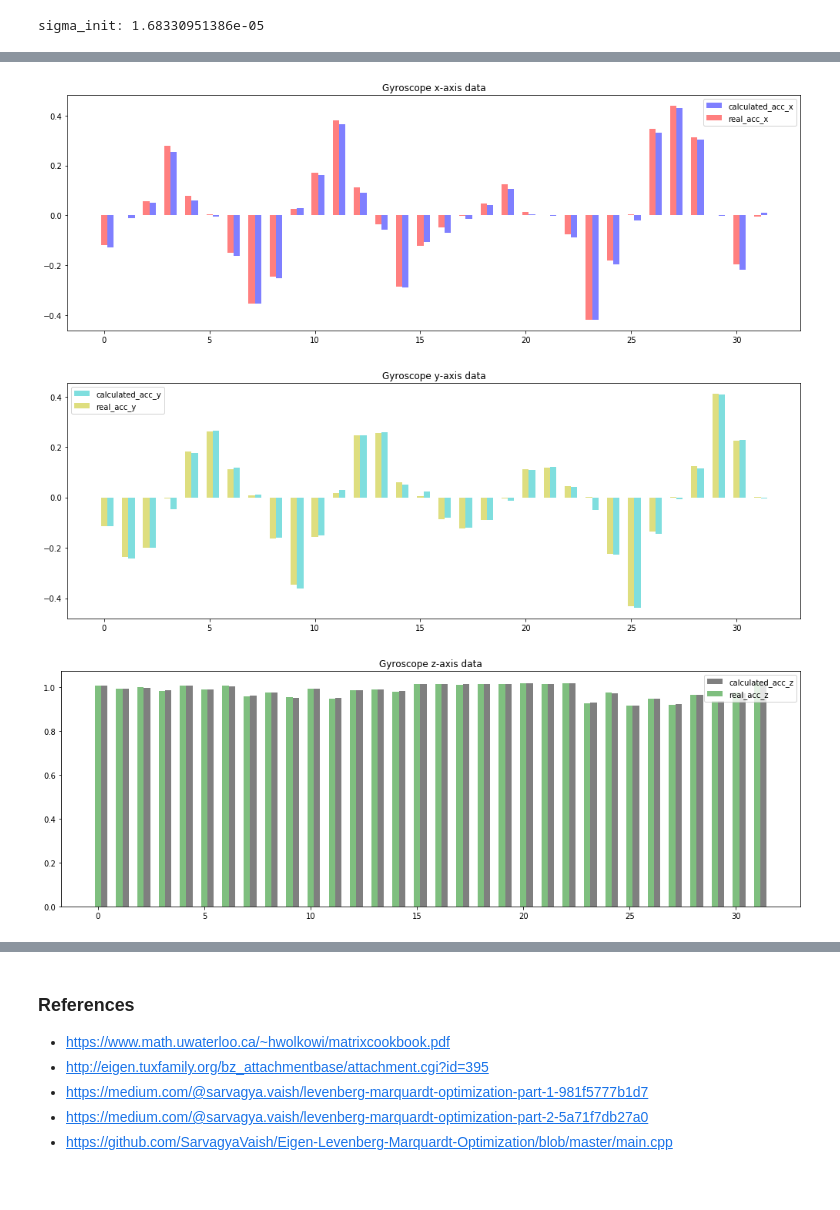
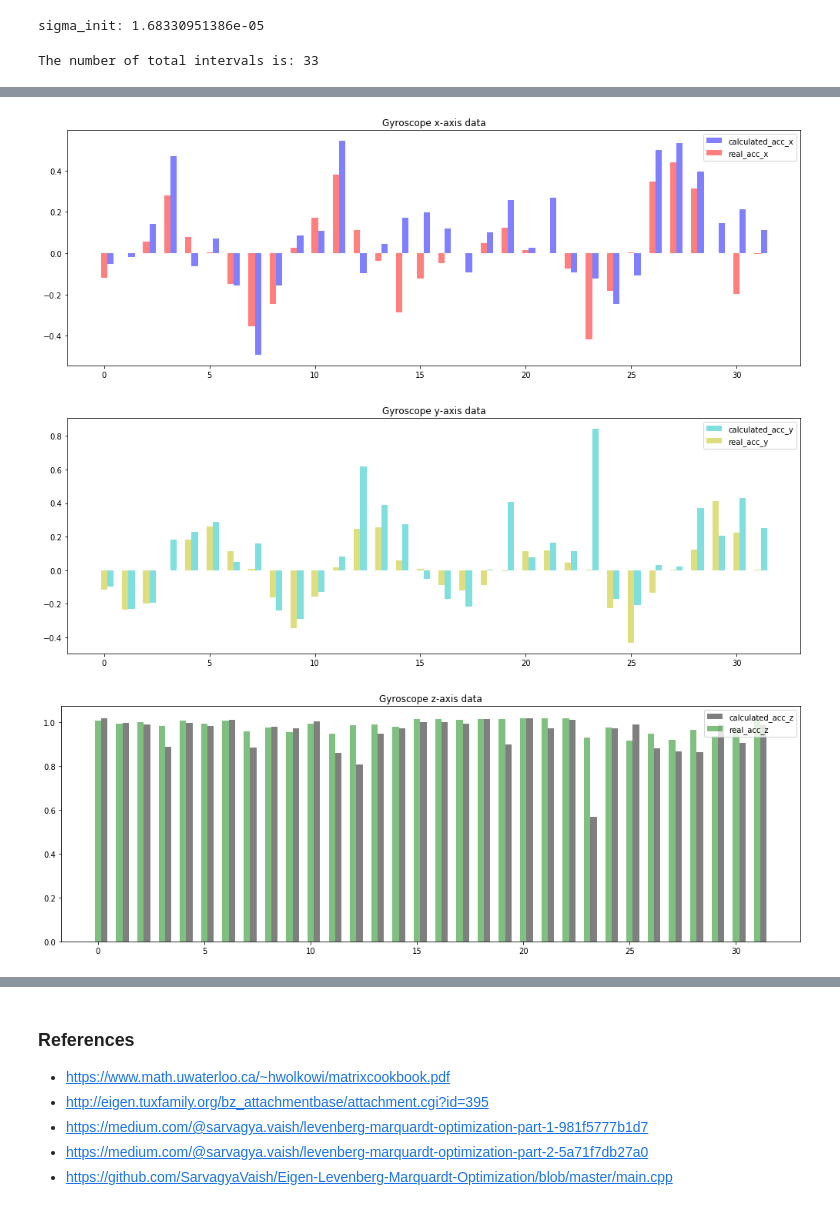
Before and after one commit to PHIL-MQP/phil, a Jupyter notebook: python/notebooks/IMU Calibration.ipynb, the cells around one changed output, grey strips where cells are left out. Cells and saved outputs as stored; diff of their text form; code cells hidden in the pictures.

```diff
--- a/python/notebooks/IMU Calibration.ipynb
+++ b/python/notebooks/IMU Calibration.ipynb
@@ -339,7 +208,8 @@ def expected_acc_frame(intervals, data, theta_gyro, dt):
     for index, midpoint in enumerate(midpoints[:-1]):
         start = midpoint
         end = midpoints[index + 1]
-        expected_final_acc_frames[index] = integrate_gyro(mean_acc_frames[index], corrected_gyro_data[start : end + 1], dt)
+        expected_final_acc_frames[index] = integrate_gyro(mean_acc_frames[index],
+                                                          corrected_gyro_data[start : end + 1], dt)
 
     return mean_acc_frames[1:], expected_final_acc_frames
 
@@ -373,7 +243,12 @@ print("sigma_init:", sigma_init)
 # %% [output]
 sigma_init: 1.68330951386e-05
 # %%
-intervals, classifications = get_static_intervals(sigma_init**2*33, remaining_data, 2.5, samples_per_second)
+intervals, classifications = get_static_intervals(sigma_init**2*32, remaining_data, 2, samples_per_second)
+
+
+total_intervals = len(intervals)
+print("The number of total intervals is:", total_intervals)
+
 plt.figure(figsize=(15,10))
 plt.title("Static Classifier")
 plt.plot(classifications, c='k', label="static")
@@ -383,8 +258,11 @@ plt.plot(remaining_data[:,2], label='accel z', alpha=0.4, c='y')
 plt.legend(bbox_to_anchor=(1.1,1))
 plt.show()
 
-final_acc,expected_acc = expected_acc_frame(intervals, remaining_data, [0,0,0,0,0,0,1,1,1], 0.01)
+theta_gyro = [-6.57863866e-02,1.30780216e-02,-1.07272985e+01,-1.38820054e-01,
+              -1.51959049e+00,-2.95479450e-01,7.68541441e-04,1.67018390e+00,9.90169186e-01]
+# theta_gyro = [0,0,0,0,0,0,1,1,1]
 
+final_acc,expected_acc = expected_acc_frame(intervals, remaining_data, theta_gyro, 0.01)
 final_acc_x = final_acc[:,0]
 final_acc_y = final_acc[:,1]
 final_acc_z = final_acc[:,2]
@@ -466,3 +344,4 @@ plt.legend()
 plt.tight_layout()
 plt.show()
 # %% [output]
+The number of total intervals is: 33
@@ -470,3 +349,3 @@ plt.show()
-[figure, old version]
+[figure, new version]
-[figure, old version]
+[figure, new version]
-[figure, old version]
+[figure, new version]
```
Also changed, not shown: parts of 11 cells of this notebook.
